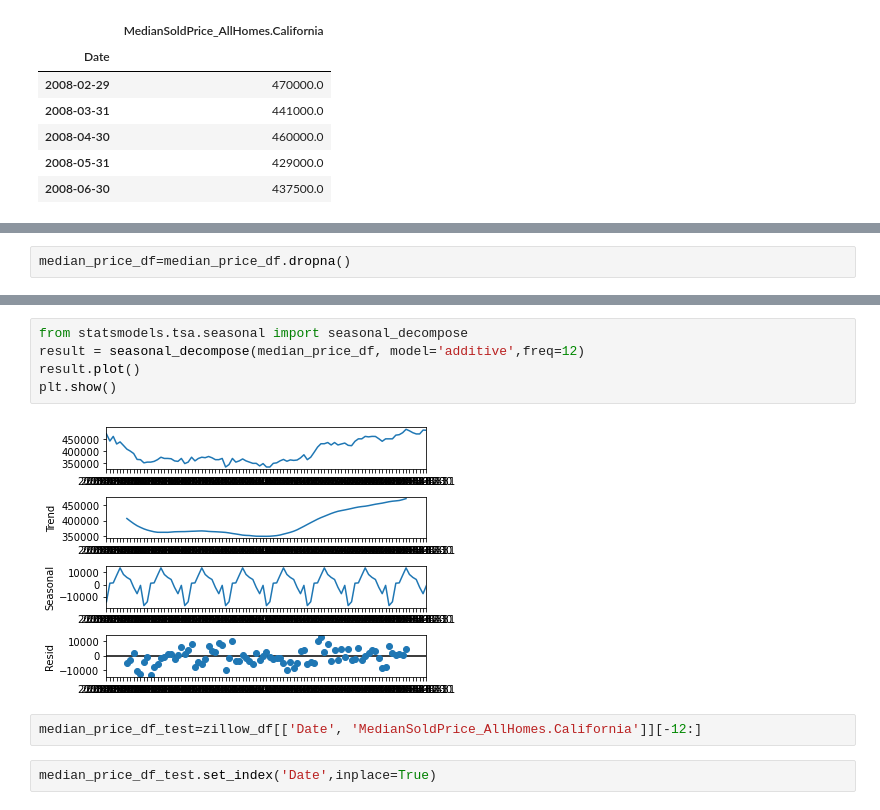
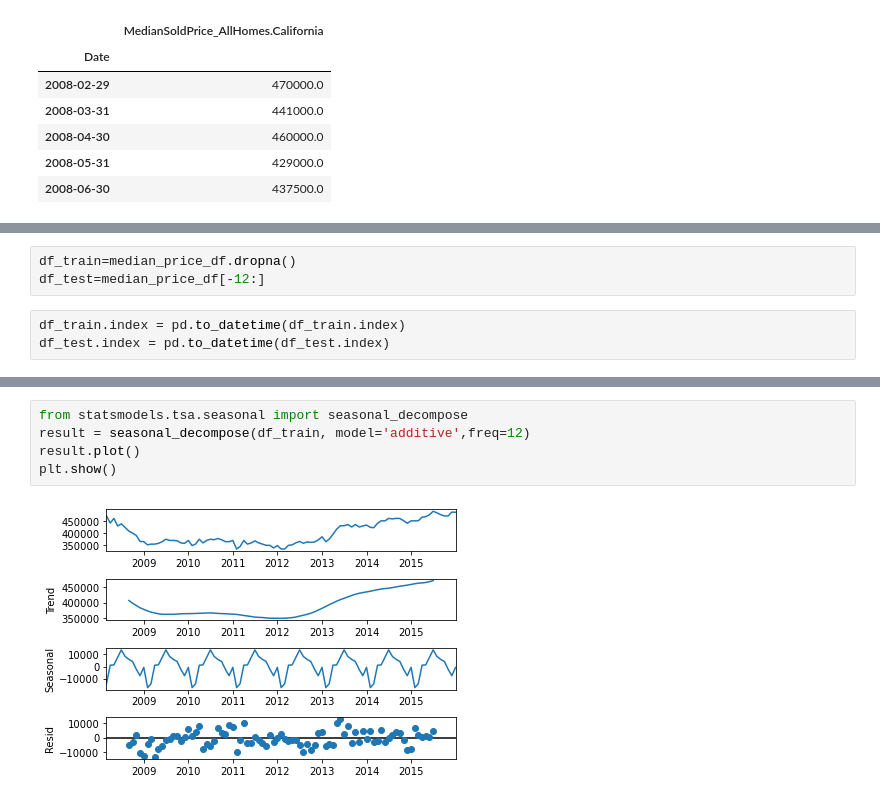
Before and after one commit to camilochaves10/time-series-group-project, a Jupyter notebook: time_series_group_project.ipynb, the cells around one changed output, grey strips where cells are left out. Drawn from its saved outputs; the diff is of its cells as text.

```diff
--- a/time_series_group_project.ipynb
+++ b/time_series_group_project.ipynb
@@ -98,4 +128,8 @@ median_price_df.isnull()
 # %%
-median_price_df=median_price_df.dropna()
+df_train=median_price_df.dropna()
+df_test=median_price_df[-12:]
+# %%
+df_train.index = pd.to_datetime(df_train.index)
+df_test.index = pd.to_datetime(df_test.index)
 # %%
 fig,ax=plt.subplots(figsize=(20,4))
@@ -111,12 +145,8 @@ plt.show()
 [figure]
 # %%
 from statsmodels.tsa.seasonal import seasonal_decompose
-result = seasonal_decompose(median_price_df, model='additive',freq=12)
+result = seasonal_decompose(df_train, model='additive',freq=12)
 result.plot()
 plt.show()
 # %% [output]
-[figure, old version]
+[figure, new version]
-# %%
-median_price_df_test=zillow_df[['Date', 'MedianSoldPrice_AllHomes.California']][-12:]
-# %%
-median_price_df_test.set_index('Date',inplace=True)
```
Also changed, not shown: parts of 18 cells of this notebook.
